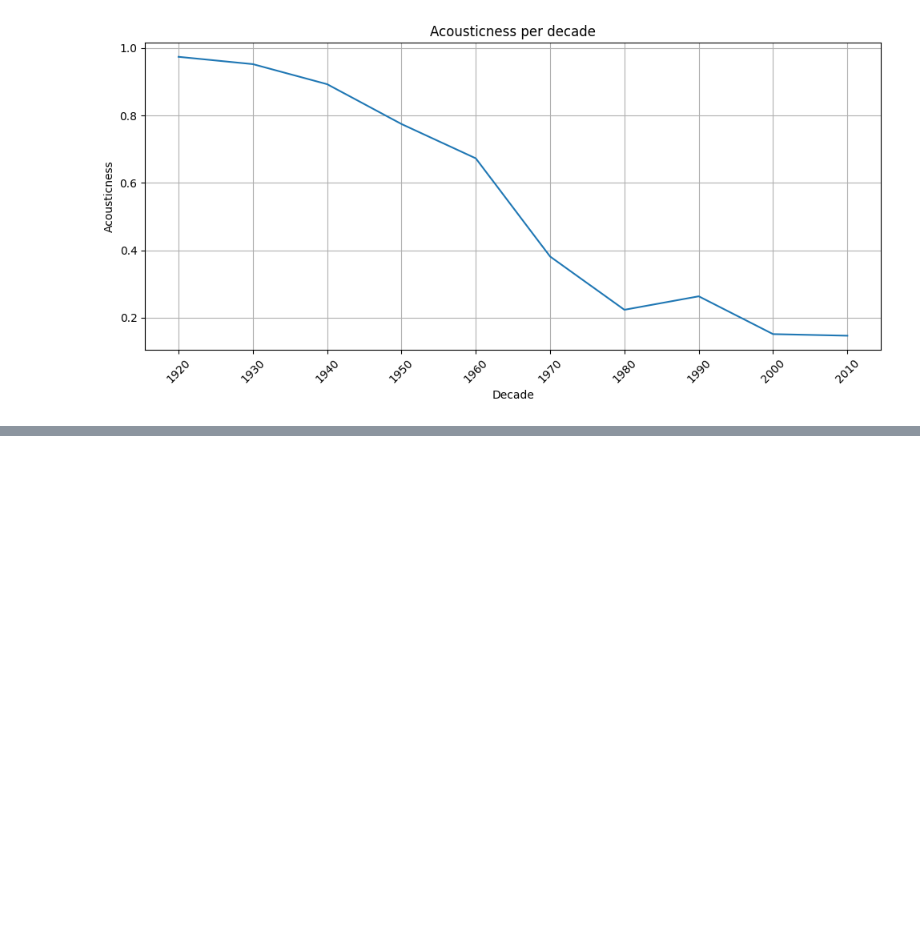
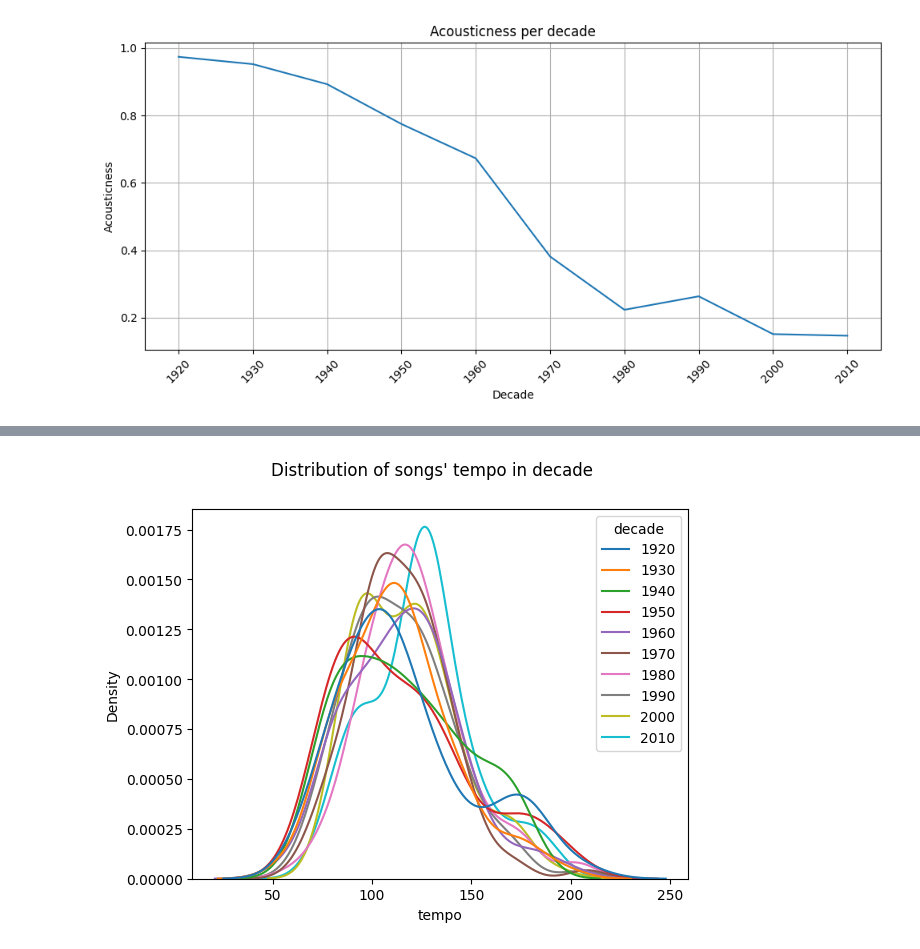
Before and after one commit to leotodisco/Spotify-Data-Analysis, a Jupyter notebook: src/spotify_eda.ipynb, the cells around one changed output, grey strips where cells are left out. Drawn from its saved outputs; the diff is of its cells as text; code cells hidden in the pictures; blank space fills up the shorter version.

```diff
--- a/src/spotify_eda.ipynb
+++ b/src/spotify_eda.ipynb
@@ -306,0 +364,7 @@ plt.show()
+# %%
+figure = plt.figure()
+figure.suptitle("Distribution of songs' tempo in decade")
+sns.kdeplot(x=df["tempo"], hue=df["decade"], palette=sns.color_palette())
+plt.show()
+# %% [output]
+[figure, added]
```
Also changed, not shown: parts of 10 cells of this notebook.
